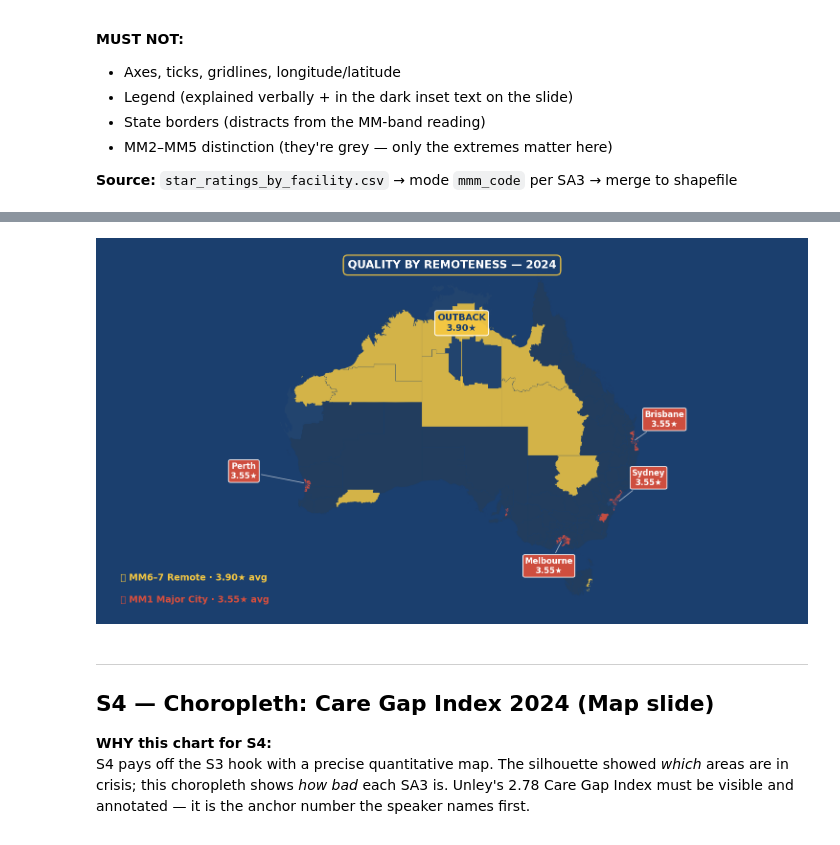
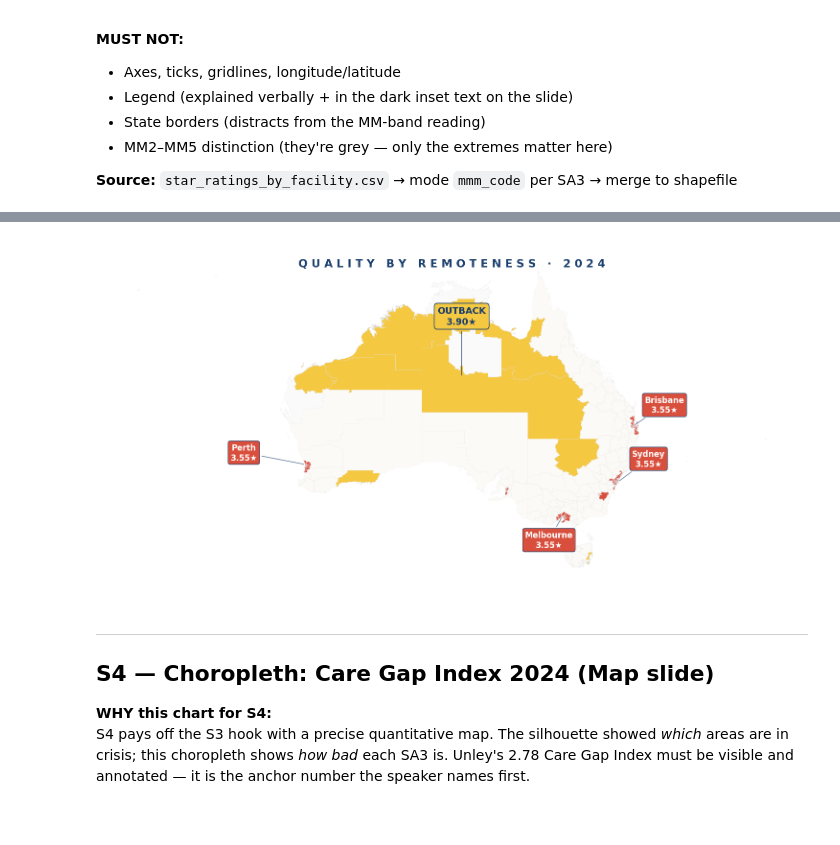
Before and after one commit to Alexandro2999/dvn-at3-aged-care-gap, a Jupyter notebook: slides_deck/visual_for_slides.ipynb, the cells around one changed output, grey strips where cells are left out. Drawn from its saved outputs; the diff is of its cells as text; code cells hidden in the pictures.

```diff
--- a/slides_deck/visual_for_slides.ipynb
+++ b/slides_deck/visual_for_slides.ipynb
@@ -214,7 +214,7 @@ S3 asks "Where is the crisis worst?" and lets the audience answer wrong before f
 
 **Source:** `star_ratings_by_facility.csv` → mode `mmm_code` per SA3 → merge to shapefile
 # %%
-# Defensive dtype guard — safe to re-run cell standalone after kernel restart
+# Defensive dtype guard
 gdf["SA3_CODE21"] = pd.to_numeric(gdf["SA3_CODE21"], errors="coerce").astype("Int64")
 ratings["sa3_code"] = pd.to_numeric(ratings["sa3_code"], errors="coerce").astype("Int64")
 
@@ -236,46 +236,59 @@ gdf_s3 = gdf.merge(
     left_on="SA3_CODE21", right_on="sa3_code", how="left"
 )
 
+# ============================================================
+# EDITORIAL STYLE — solid white background
+# Gold = MM6/7 remote (high quality)
+# Red  = MM1 major cities (low quality)
+# Very faint cream = MM2-5 (almost invisible — gold & red carry the message)
+# No legend at bottom — the OUTBACK and city pills are self-explanatory
+# ============================================================
+
+WHITE_BG    = "#FFFFFF"
+GOLD_FILL   = PALETTE["gold"]      # #F5C842 — outback / MM6/7
+RED_FILL    = PALETTE["red"]       # #D94F3D — major cities / MM1
+NEUTRAL     = "#FAF5EC"            # very faint cream for MM2-5 (almost invisible)
+NO_DATA     = "#F8F8F8"            # near-white missing data
+NAVY_INK    = PALETTE["navy"]
+HAIRLINE    = "#E0E3E8"            # very thin, light grey
+
 def _mmm_color(mmm_num):
     if pd.isna(mmm_num):
-        return "#2A4A6E"
+        return NO_DATA
     if mmm_num >= 6:
-        return PALETTE["gold"]
+        return GOLD_FILL
     elif mmm_num == 1:
-        return PALETTE["red"]
+        return RED_FILL
     else:
-        return "#263D58"
+        return NEUTRAL
 
 gdf_s3["fill_color"] = gdf_s3["mmm_num"].apply(_mmm_color)
 
-# Chart
-fig, ax = plt.subplots(figsize=(9.6, 5.4), facecolor=PALETTE["navy"])
-ax.set_facecolor(PALETTE["navy"])
+# Chart with white background
+fig, ax = plt.subplots(figsize=(9.6, 5.4), facecolor=WHITE_BG)
+ax.set_facecolor(WHITE_BG)
 
-# Layer 1: neutral zones, then gold, then red on top
-for color, alpha in [("#263D58", 0.7), (PALETTE["gold"], 0.85), (PALETTE["red"], 0.9)]:
+# Layer order: neutral (very faint) first, then gold, then red on top
+for color, alpha in [(NEUTRAL, 0.45), (GOLD_FILL, 1.0), (RED_FILL, 1.0)]:
     subset = gdf_s3[gdf_s3["fill_color"] == color]
     if not subset.empty:
-        subset.plot(ax=ax, facecolor=color, edgecolor=PALETTE["navy"],
-                    linewidth=0.2, alpha=alpha)
+        subset.plot(ax=ax, facecolor=color, edgecolor=HAIRLINE,
+                    linewidth=0.15, alpha=alpha)
 
 # No-data zones
-gdf_s3[gdf_s3["fill_color"] == "#2A4A6E"].plot(
-    ax=ax, facecolor="#2A4A6E", edgecolor=PALETTE["navy"], linewidth=0.1, alpha=0.5
+gdf_s3[gdf_s3["fill_color"] == NO_DATA].plot(
+    ax=ax, facecolor=NO_DATA, edgecolor=HAIRLINE, linewidth=0.12, alpha=0.6
 )
 
-# === LABELS ===
-# Title overlay (top centre, semi-transparent white)
+# ----- Editorial title at top (letter-spaced manually) -----
 ax.text(
-    0.5, 0.97, "QUALITY BY REMOTENESS — 2024",
+    0.5, 0.97, "Q U A L I T Y   B Y   R E M O T E N E S S   ·   2 0 2 4",
     transform=ax.transAxes, ha="center", va="top",
-    fontsize=11, color="white", fontweight="bold",
-    bbox=dict(boxstyle="round,pad=0.4", facecolor=PALETTE["navy"],
-              edgecolor=PALETTE["gold"], linewidth=1.2, alpha=0.95),
+    fontsize=11, color=NAVY_INK, fontweight="bold",
+    family="DejaVu Sans",
 )
 
-# City annotations for 4 metro red blots
-# Format: (label, lon, lat, offset_x, offset_y)
+# ----- City labels (red pills with white text) -----
 cities = [
     ("Sydney\n3.55★",    151.2, -33.9,  3.5,  1.8),
     ("Melbourne\n3.55★", 144.9, -37.8, -1.5, -3.5),
@@ -288,29 +301,23 @@ for label, lon, lat, dx, dy in cities:
         xy=(lon, lat),
         xytext=(lon + dx, lat + dy),
         fontsize=8, fontweight="bold", color="white", ha="center",
-        bbox=dict(boxstyle="round,pad=0.25", facecolor=PALETTE["red"],
-                  edgecolor="white", linewidth=0.8, alpha=0.95),
-        arrowprops=dict(arrowstyle="-", color="white", lw=0.8, alpha=0.6),
+        bbox=dict(boxstyle="round,pad=0.3", facecolor=RED_FILL,
+                  edgecolor=NAVY_INK, linewidth=0.6),
+        arrowprops=dict(arrowstyle="-", color=NAVY_INK, lw=0.7, alpha=0.7),
     )
 
-# Outback annotation — single label for the gold remote zones
+# ----- OUTBACK callout (gold pill, navy text) -----
 ax.annotate(
     "OUTBACK\n3.90★",
-    xy=(133.5, -22.0),     # Central NT
+    xy=(133.5, -22.0),
     xytext=(133.5, -16.0),
-    fontsize=9, fontweight="bold", color=PALETTE["navy"], ha="center",
-    bbox=dict(boxstyle="round,pad=0.3", facecolor=PALETTE["gold"],
-              edgecolor="white", linewidth=1.0, alpha=0.95),
-    arrowprops=dict(arrowstyle="-", color=PALETTE["gold"], lw=1.0, alpha=0.7),
+    fontsize=9, fontweight="bold", color=NAVY_INK, ha="center",
+    bbox=dict(boxstyle="round,pad=0.35", facecolor=GOLD_FILL,
+              edgecolor=NAVY_INK, linewidth=0.8),
+    arrowprops=dict(arrowstyle="-", color=NAVY_INK, lw=0.8, alpha=0.7),
 )
 
-# Mini legend (bottom-left corner)
-legend_x, legend_y = 0.02, 0.02
-ax.text(legend_x, legend_y + 0.07, "🟡 MM6–7 Remote · 3.90★ avg",
-        transform=ax.transAxes, fontsize=9, color=PALETTE["gold"], fontweight="bold")
-ax.text(legend_x, legend_y + 0.01, "🔴 MM1 Major City · 3.55★ avg",
-        transform=ax.transAxes, fontsize=9, color=PALETTE["red"], fontweight="bold")
-
+ax.set_aspect("equal")
 ax.axis("off")
 plt.tight_layout(pad=0)
 export_png(fig, "S3_australia_silhouette")
@@ -320,4 +327,4 @@ plt.show()
-[figure, old version]
+[figure, new version]
 # %% [markdown]
 ---
 ## S4 — Choropleth: Care Gap Index 2024 (Map slide)
```
Also changed, not shown: parts of 3 cells of this notebook, 31 other files.
